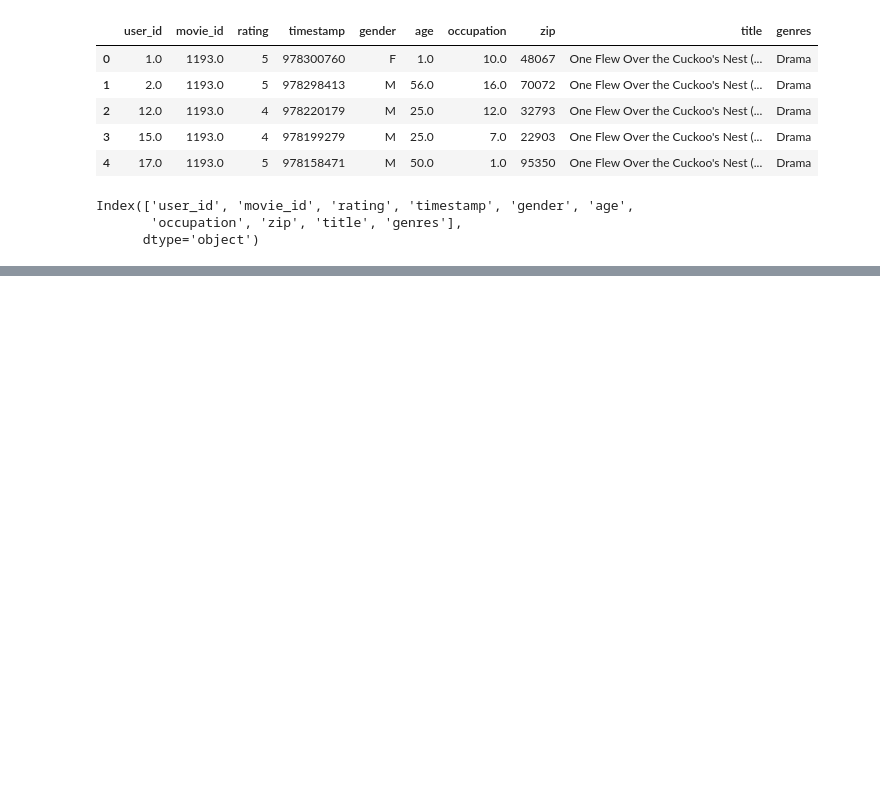
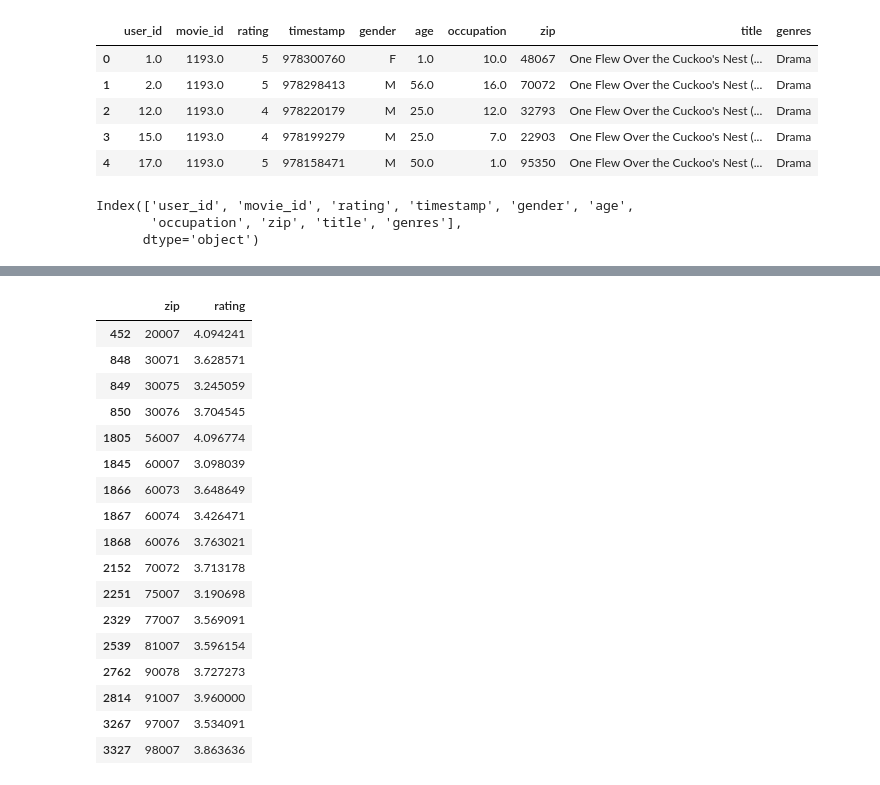
Before and after one commit to bdr5349/Bmis-2542, a Jupyter notebook: Session 3/Session3_Exercises.ipynb, the cells around one changed output, grey strips where cells are left out. Saved outputs shown, nothing was run; the diff lists cells and outputs as text; code cells hidden in the pictures; blank space fills up the shorter version.

```diff
--- a/Session 3/Session3_Exercises.ipynb
+++ b/Session 3/Session3_Exercises.ipynb
@@ -77,0 +252,21 @@ df1['month'].between(9, 12, inclusive=True).shape[0]
+# %%
+table.reset_index()[table.reset_index().zip.str.contains('007')]
+# %% [output]
+|  | zip | rating |
+| 452 | 20007 | 4.094241 |
+| 848 | 30071 | 3.628571 |
+| 849 | 30075 | 3.245059 |
+| 850 | 30076 | 3.704545 |
+| 1805 | 56007 | 4.096774 |
+| 1845 | 60007 | 3.098039 |
+| 1866 | 60073 | 3.648649 |
+| 1867 | 60074 | 3.426471 |
+| 1868 | 60076 | 3.763021 |
+| 2152 | 70072 | 3.713178 |
+| 2251 | 75007 | 3.190698 |
+| 2329 | 77007 | 3.569091 |
+| 2539 | 81007 | 3.596154 |
+| 2762 | 90078 | 3.727273 |
+| 2814 | 91007 | 3.960000 |
+| 3267 | 97007 | 3.534091 |
+| 3327 | 98007 | 3.863636 |
```
Also changed, not shown: parts of 25 cells of this notebook, 4 other files.
